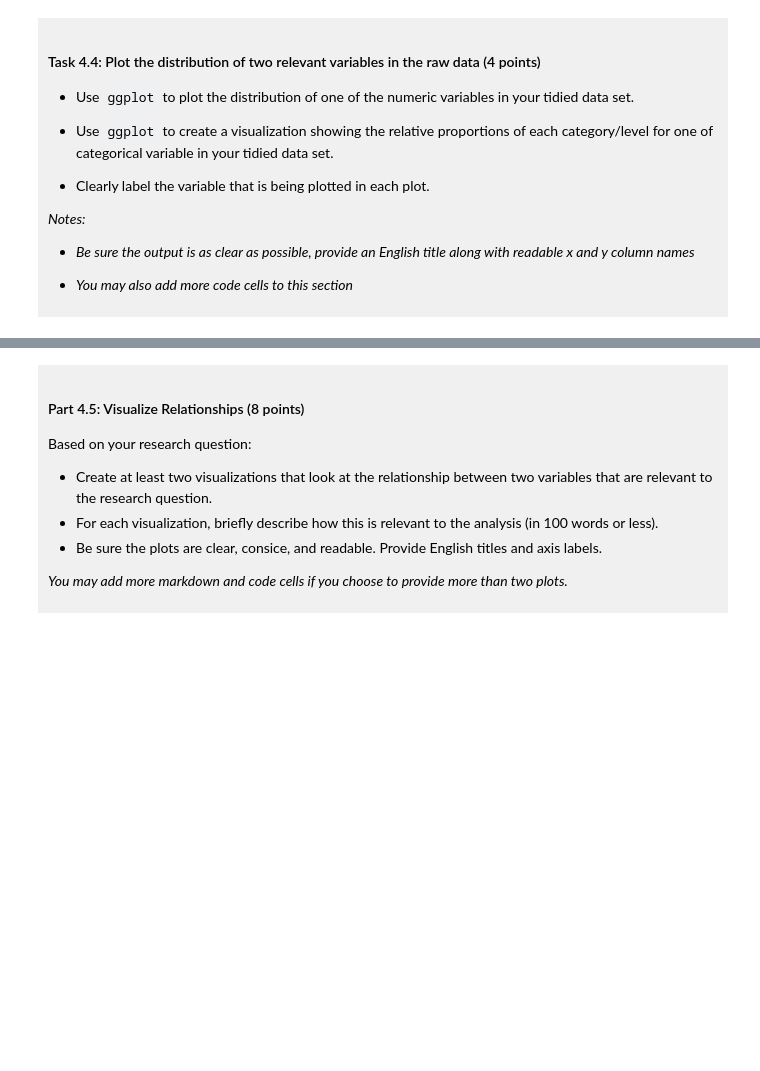
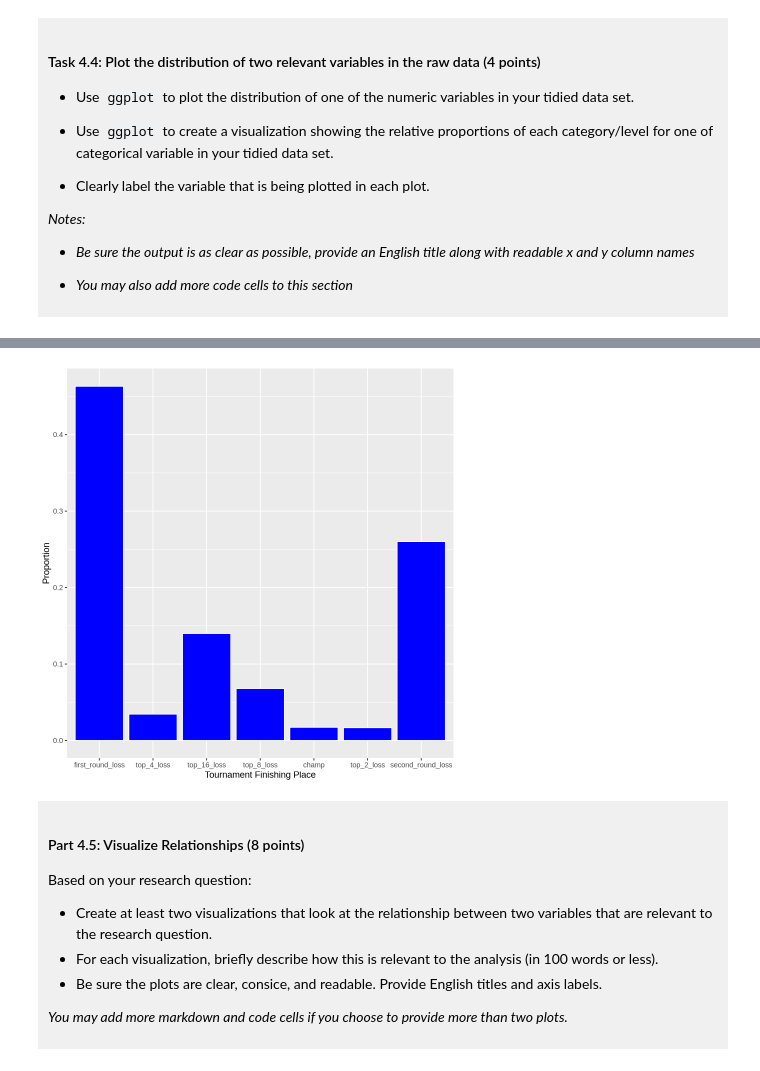
Before and after one commit to asherlb/dsci-100-project-asher-le-breton, a Jupyter notebook: dsci-100-project-notebook.ipynb, the cells around one changed output, grey strips where cells are left out. Drawn from its saved outputs; the diff is of its cells as text; code cells hidden in the pictures; blank space fills up the shorter version.

```diff
--- a/dsci-100-project-notebook.ipynb
+++ b/dsci-100-project-notebook.ipynb
@@ -291,5 +326,10 @@ You will refine your research question (if needed) and produce a tidy data set.
 # %%
-### EDIT THIS CODE CELL FOR PLOT 2 ###
+plot_categorical <- ggplot(tidy_march_madness, aes(x = tourney_finish, y = after_stat(prop), group = 1)) +
+        geom_bar(fill = "blue", color = "white") +
+        labs(x = "Tournament Finishing Place", y = "Proportion")
+plot_categorical
+# %% [output]
+[figure, added]
 # %% [markdown]
 <div style="background-color: #f0f0f0; padding: 10px;">
 
```
Also changed, not shown: parts of 10 cells of this notebook.
